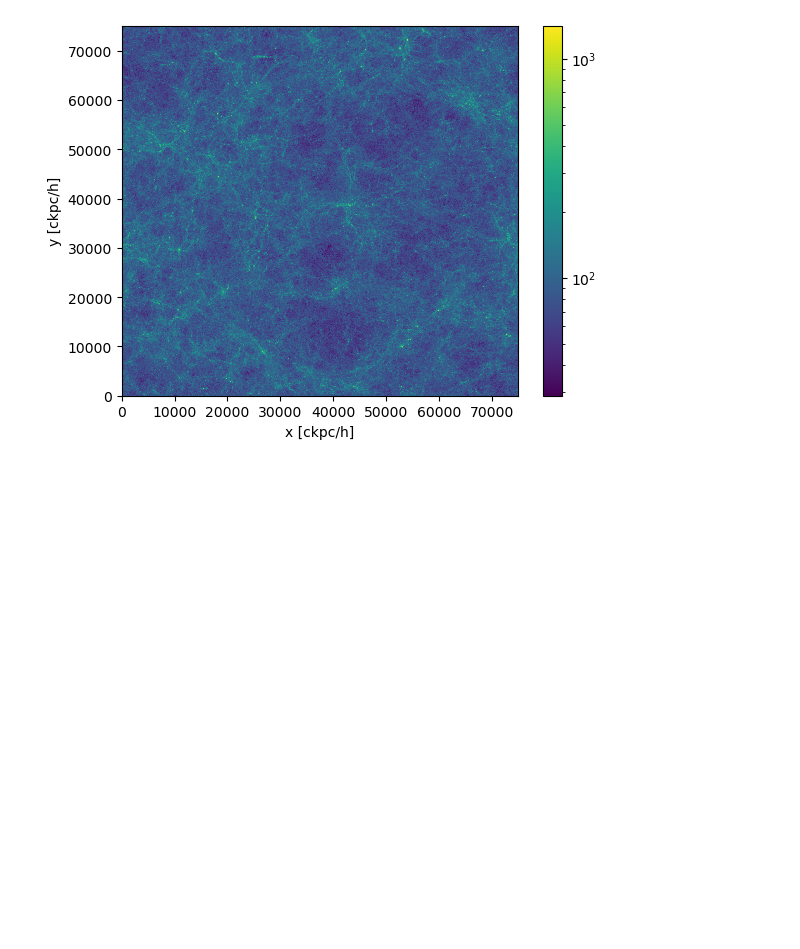
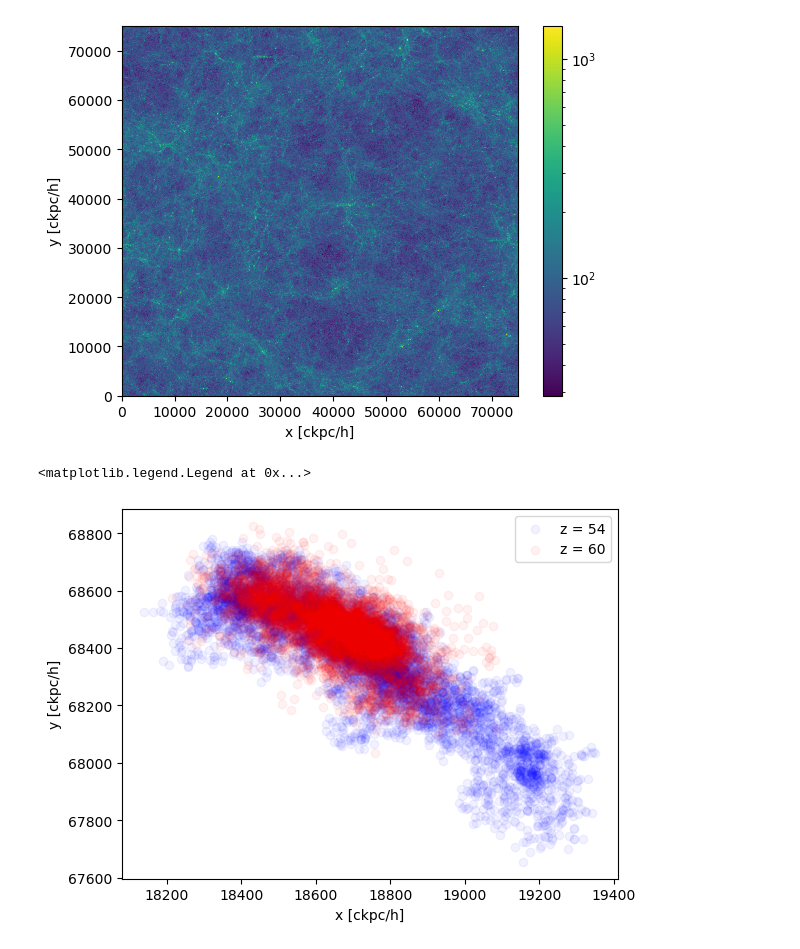
Before and after one commit to diodeamy/Thesis, a Jupyter notebook: code/massMovementsMultipleRedshifts.ipynb, the cells around one changed output. Cells and saved outputs as stored; diff of their text form; code cells hidden in the pictures; blank space fills up the shorter version.

```diff
--- a/code/massMovementsMultipleRedshifts.ipynb
+++ b/code/massMovementsMultipleRedshifts.ipynb
@@ -108,4 +109,16 @@ plt.colorbar()
 <matplotlib.colorbar.Colorbar at 0x...>
 [figure]
 # %%
-subhaloes_54 = il.snapshot.loadSubhalo(base_path, 135, 0, 'DM')
+coordinates = get_snapshot_cluster_coordinates(base_snapshot_id=54, subhalo_id=51, test_snapshot_ids=[60])
+# %%
+fig, ax = plt.subplots()
+
+ax.scatter(coordinates[54][:,0], coordinates[54][:,1], c='blue', alpha=0.05, label='z = 54')
+ax.scatter(coordinates[60][:,0], coordinates[60][:,1], c='red', alpha=0.05, label='z = 60')
+
+plt.xlabel('x [ckpc/h]')
+plt.ylabel('y [ckpc/h]')
+plt.legend()
+# %% [output]
+<matplotlib.legend.Legend at 0x...>
+[figure, added]
```
Also changed, not shown: parts of 2 cells of this notebook, 1 other file.
